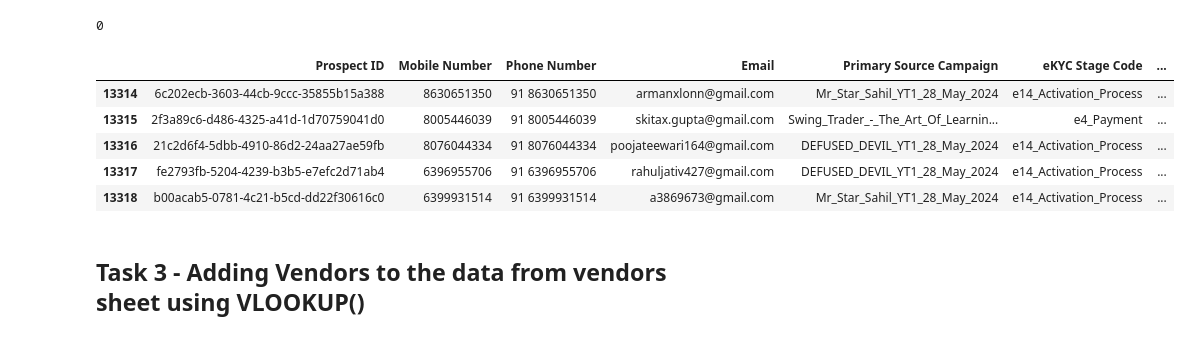
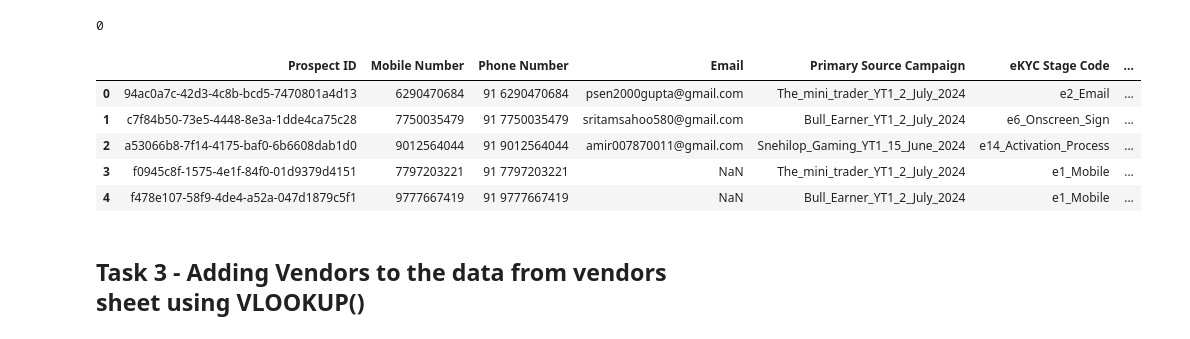
Before and after one commit to sadiq-shaikh-fk/fk-affiliate-avrc, a Jupyter notebook: testing.ipynb, the cells around one changed output. Cells and saved outputs as stored; diff of their text form; code cells hidden in the pictures.

```diff
--- a/testing.ipynb
+++ b/testing.ipynb
@@ -10,5 +8,5 @@ import requests
 warnings.filterwarnings("ignore")
 # %%
-data = pd.read_csv('Lead Report - 27th June.csv')
-data.head()
+data = pd.read_csv('Lead Report - 4th July.csv')
+data.shape[0]
 # %% [output]
@@ -88,14 +78,14 @@ data_main['eKYC Stage Code'].isnull().sum()
 # %% [output]
 0
 # %%
-data_main.tail()
+data_main.head()
 # %% [output]
 |  | Prospect ID | Mobile Number | Phone Number | Email | Primary Source Campaign | eKYC Stage Code | ... |
-| 13314 | 6c202ecb-3603-44cb-9ccc-35855b15a388 | 8630651350 | 91 8630651350 | armanxlonn@gmail.com | Mr_Star_Sahil_YT1_28_May_2024 | e14_Activation_Process | ... |
-| 13315 | 2f3a89c6-d486-4325-a41d-1d70759041d0 | 8005446039 | 91 8005446039 | skitax.gupta@gmail.com | Swing_Trader_-_The_Art_Of_Learnin... | e4_Payment | ... |
-| 13316 | 21c2d6f4-5dbb-4910-86d2-24aa27ae59fb | 8076044334 | 91 8076044334 | poojateewari164@gmail.com | DEFUSED_DEVIL_YT1_28_May_2024 | e14_Activation_Process | ... |
-| 13317 | fe2793fb-5204-4239-b3b5-e7efc2d71ab4 | 6396955706 | 91 6396955706 | rahuljativ427@gmail.com | DEFUSED_DEVIL_YT1_28_May_2024 | e14_Activation_Process | ... |
-| 13318 | b00acab5-0781-4c21-b5cd-dd22f30616c0 | 6399931514 | 91 6399931514 | a3869673@gmail.com | Mr_Star_Sahil_YT1_28_May_2024 | e14_Activation_Process | ... |
+| 0 | 94ac0a7c-42d3-4c8b-bcd5-7470801a4d13 | 6290470684 | 91 6290470684 | psen2000gupta@gmail.com | The_mini_trader_YT1_2_July_2024 | e2_Email | ... |
+| 1 | c7f84b50-73e5-4448-8e3a-1dde4ca75c28 | 7750035479 | 91 7750035479 | sritamsahoo580@gmail.com | Bull_Earner_YT1_2_July_2024 | e6_Onscreen_Sign | ... |
+| 2 | a53066b8-7f14-4175-baf0-6b6608dab1d0 | 9012564044 | 91 9012564044 | amir007870011@gmail.com | Snehilop_Gaming_YT1_15_June_2024 | e14_Activation_Process | ... |
+| 3 | f0945c8f-1575-4e1f-84f0-01d9379d4151 | 7797203221 | 91 7797203221 | NaN | The_mini_trader_YT1_2_July_2024 | e1_Mobile | ... |
+| 4 | f478e107-58f9-4de4-a52a-047d1879c5f1 | 9777667419 | 91 9777667419 | NaN | Bull_Earner_YT1_2_July_2024 | e1_Mobile | ... |
 # %% [markdown]
 ## **Task 3 - Adding Vendors to the data from  vendors sheet using VLOOKUP()**
 # %%
```
Also changed, not shown: parts of 42 cells of this notebook, 2 other files.
